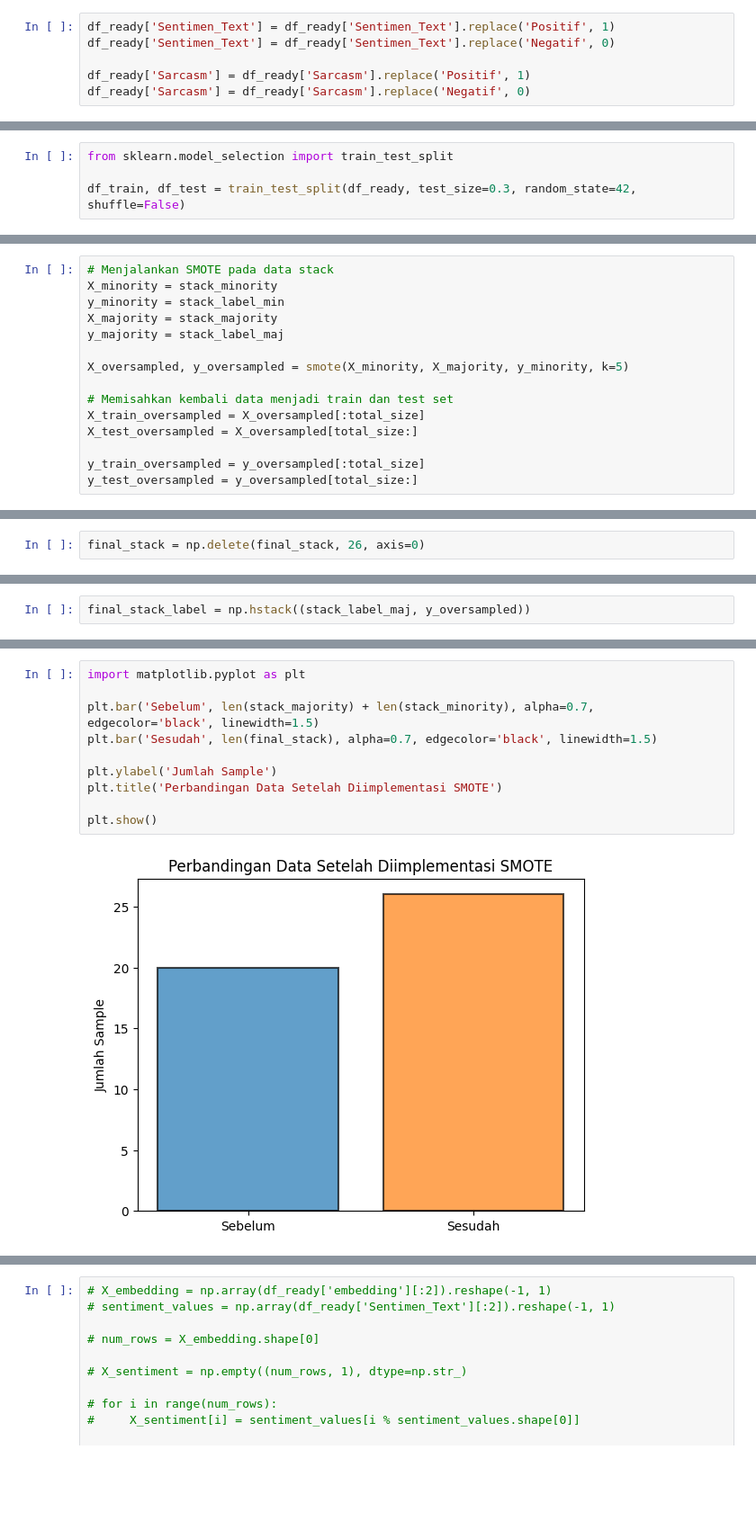
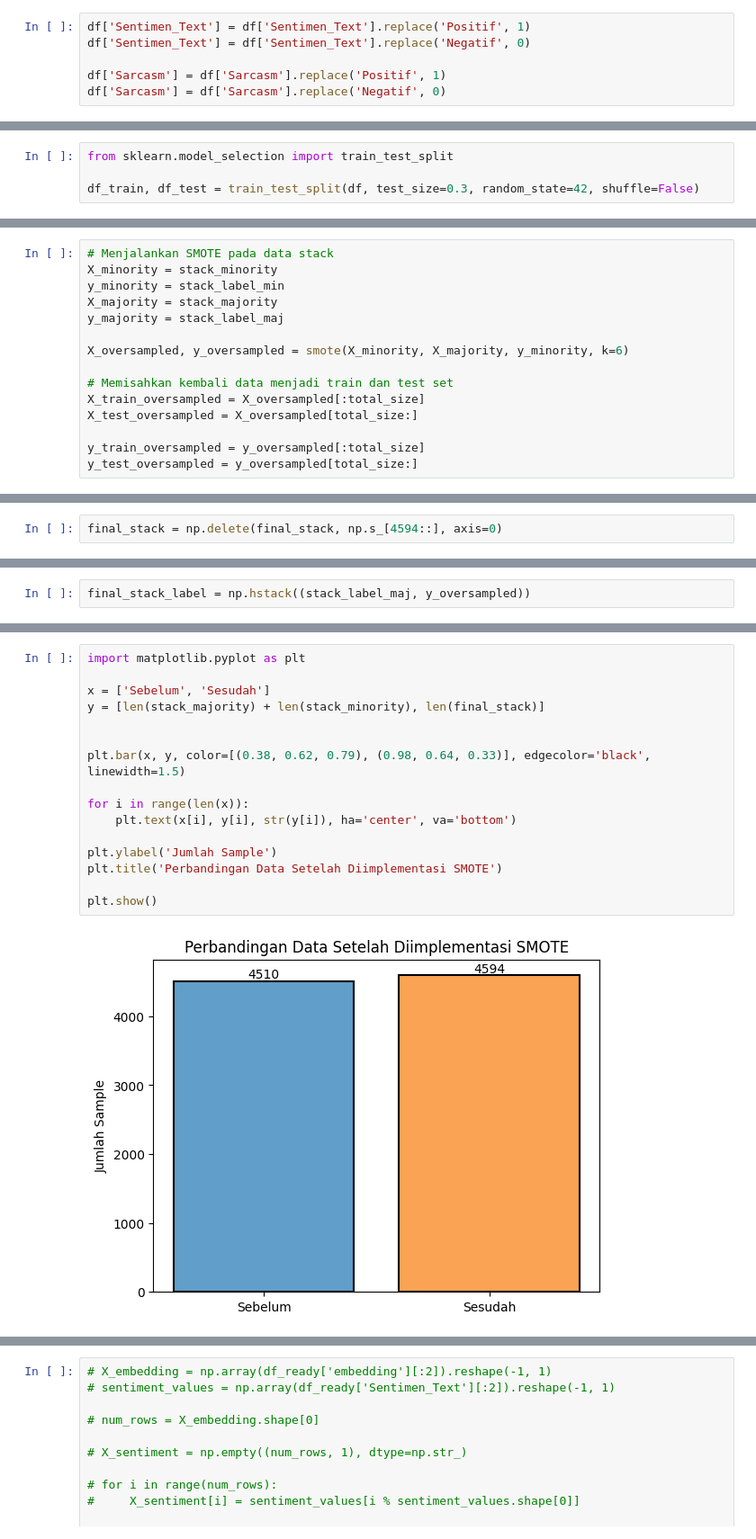
Before and after one commit to CarakaMuhamadRahman/Sarcasm-Detection-Model---Skripsi, a Jupyter notebook: TrainModel.ipynb, the cells around one changed output, grey strips where cells are left out. Shown at 90% size. Drawn from its saved outputs; the diff is of its cells as text; blank space fills up the shorter version.

Commit message:
Update SMOTE Ver 4

```diff
--- a/TrainModel.ipynb
+++ b/TrainModel.ipynb
@@ -431,8 +393,8 @@ all_embedding
 # %% [markdown]
 <h1>Implement SMOTE</h1>
 # %%
-df_ready['Sentimen_Text'] = df_ready['Sentimen_Text'].replace('Positif', 1)
-df_ready['Sentimen_Text'] = df_ready['Sentimen_Text'].replace('Negatif', 0)
+df['Sentimen_Text'] = df['Sentimen_Text'].replace('Positif', 1)
+df['Sentimen_Text'] = df['Sentimen_Text'].replace('Negatif', 0)
 
-df_ready['Sarcasm'] = df_ready['Sarcasm'].replace('Positif', 1)
-df_ready['Sarcasm'] = df_ready['Sarcasm'].replace('Negatif', 0)
+df['Sarcasm'] = df['Sarcasm'].replace('Positif', 1)
+df['Sarcasm'] = df['Sarcasm'].replace('Negatif', 0)
@@ -472,7 +413,7 @@ len_voc = 40000
 # %%
 from sklearn.model_selection import train_test_split
 
-df_train, df_test = train_test_split(df_ready, test_size=0.3, random_state=42, shuffle=False)
+df_train, df_test = train_test_split(df, test_size=0.3, random_state=42, shuffle=False)
 # %%
 df_train_min = df_train[df_train['Sarcasm'] == 1]
 df_train_maj = df_train[df_train['Sarcasm'] == 0]
@@ -767,7 +737,7 @@ y_minority = stack_label_min
 X_majority = stack_majority
 y_majority = stack_label_maj
 
-X_oversampled, y_oversampled = smote(X_minority, X_majority, y_minority, k=5)
+X_oversampled, y_oversampled = smote(X_minority, X_majority, y_minority, k=6)
 
 # Memisahkan kembali data menjadi train dan test set
 X_train_oversampled = X_oversampled[:total_size]
@@ -798,2 +772,2 @@ final_stack = np.vstack((stack_majority, X_oversampled))
 # %%
-final_stack = np.delete(final_stack, 26, axis=0)
+final_stack = np.delete(final_stack, np.s_[4594::], axis=0)
@@ -831,12 +816,18 @@ Shape : (26,)
 # %%
 import matplotlib.pyplot as plt
 
-plt.bar('Sebelum', len(stack_majority) + len(stack_minority), alpha=0.7, edgecolor='black', linewidth=1.5)
-plt.bar('Sesudah', len(final_stack), alpha=0.7, edgecolor='black', linewidth=1.5)
+x = ['Sebelum', 'Sesudah']
+y = [len(stack_majority) + len(stack_minority), len(final_stack)]
+
+
+plt.bar(x, y, color=[(0.38, 0.62, 0.79), (0.98, 0.64, 0.33)], edgecolor='black', linewidth=1.5)
+
+for i in range(len(x)):
+    plt.text(x[i], y[i], str(y[i]), ha='center', va='bottom')
 
 plt.ylabel('Jumlah Sample')
 plt.title('Perbandingan Data Setelah Diimplementasi SMOTE')
 
 plt.show()
 # %% [output]
-[figure, old version]
+[figure, new version]
```
Also changed, not shown: parts of 34 cells of this notebook, 3 other files.
